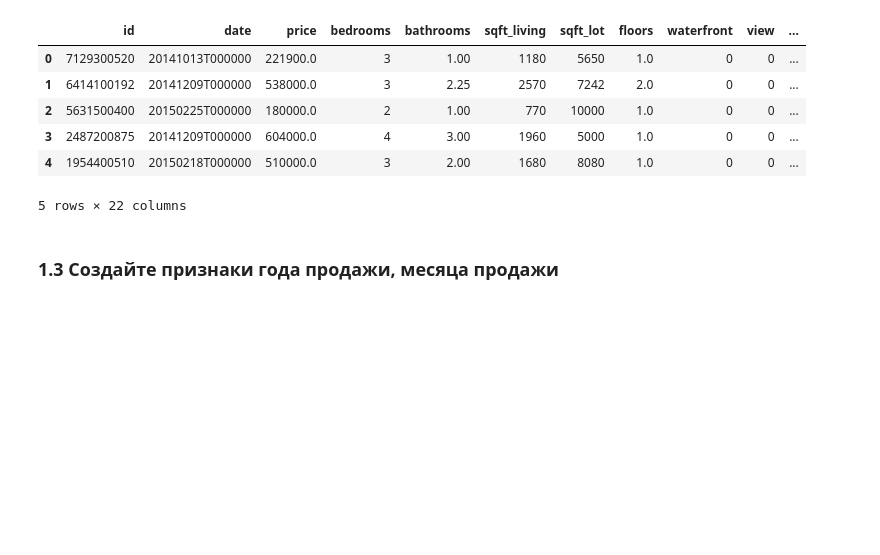
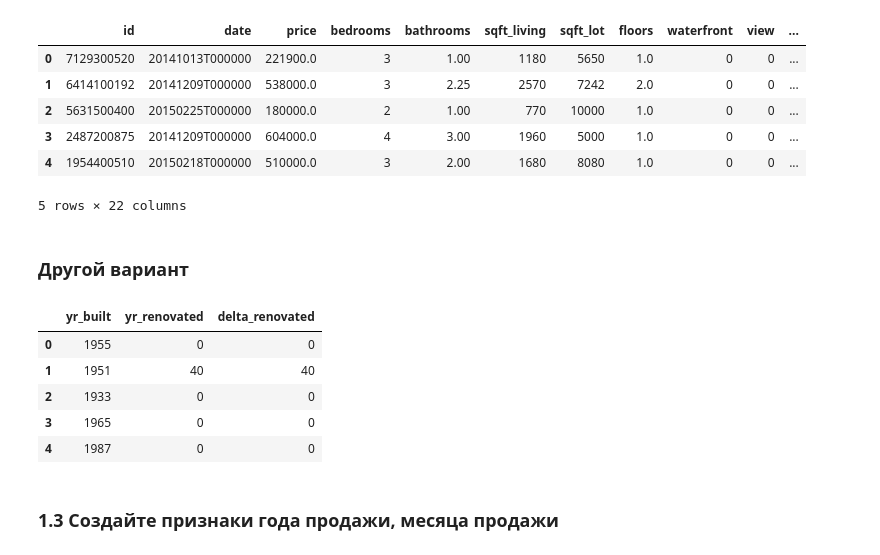
Before and after one commit to eghrthrjdtsed/Python-for-Analytics, a Jupyter notebook: Lesson3/Tasks_3.ipynb, the cells around one changed output. Saved outputs shown, nothing was run; the diff lists cells and outputs as text; code cells hidden in the pictures; blank space fills up the shorter version.

```diff
--- a/Lesson3/Tasks_3.ipynb
+++ b/Lesson3/Tasks_3.ipynb
@@ -39,6 +39,20 @@ df.head()
 | 3 | 2487200875 | 20141209T000000 | 604000.0 | 4 | 3.00 | 1960 | 5000 | 1.0 | 0 | 0 | ... |
 | 4 | 1954400510 | 20150218T000000 | 510000.0 | 3 | 2.00 | 1680 | 8080 | 1.0 | 0 | 0 | ... |
 5 rows × 22 columns
+# %% [markdown]
+### Другой вариант
+# %%
+df['yr_renovated'] = df['yr_renovated'] - df['yr_built']
+df['yr_renovated'] = df['yr_renovated'].apply(lambda x: x if x > 0 else 0)
+
+df[['yr_built', 'yr_renovated', 'delta_renovated']].head()
+# %% [output]
+|  | yr_built | yr_renovated | delta_renovated |
+| 0 | 1955 | 0 | 0 |
+| 1 | 1951 | 40 | 40 |
+| 2 | 1933 | 0 | 0 |
+| 3 | 1965 | 0 | 0 |
+| 4 | 1987 | 0 | 0 |
 # %% [markdown]
 ### 1.3 Создайте признаки года продажи, месяца продажи
 # %%
```
Also changed, not shown: parts of 2 cells of this notebook.
